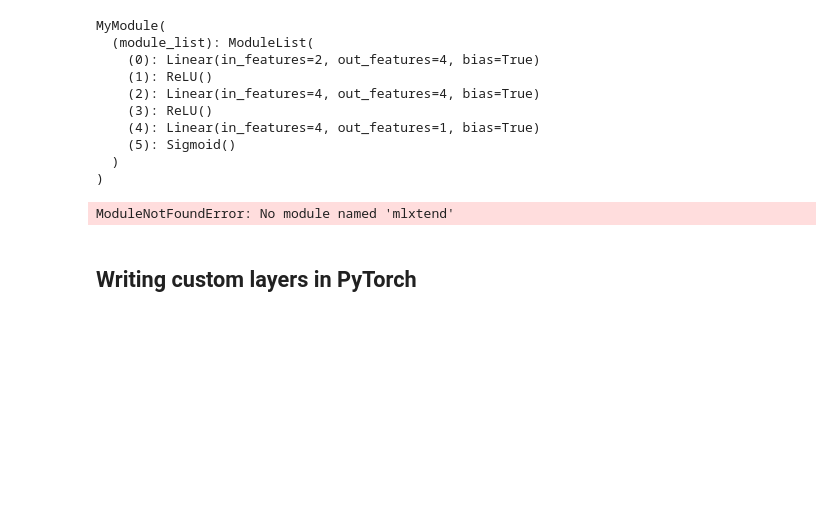
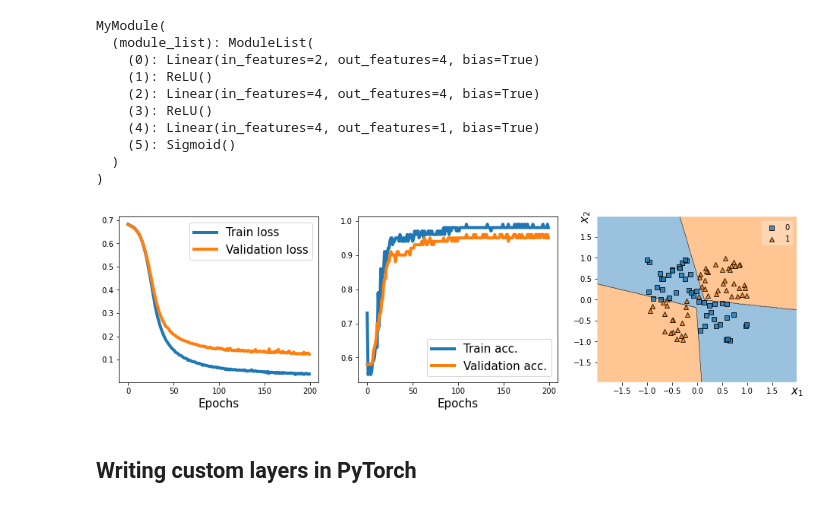
Before and after one commit to gitony0101/blog-stats-tony, a Jupyter notebook: pytorch/2-pytorch-deeper.ipynb, the cells around one changed output. Drawn from its saved outputs; the diff is of its cells as text; code cells hidden in the pictures; blank space fills up the shorter version.

```diff
--- a/pytorch/2-pytorch-deeper.ipynb
+++ b/pytorch/2-pytorch-deeper.ipynb
@@ -184,11 +176,7 @@ batch_size = 2
 torch.manual_seed(1)
 train_dl = DataLoader(train_ds, batch_size, shuffle=True)
 # %%
-model = nn.Sequential(
-    nn.Linear(2, 1),
-    nn.Sigmoid()
-)
-
+model = nn.Sequential(nn.Linear(2, 1), nn.Sigmoid())
 model
 # %% [output]
 Sequential(
@@ -334,31 +317,28 @@ history = train(model, num_epochs, train_dl, x_valid, y_valid)
 # %%
 from mlxtend.plotting import plot_decision_regions
 
+_, axes = plt.subplots(1, 3, figsize=(10, 4), constrained_layout=True)
+axes[0].plot(history[0], lw=4)
+axes[0].plot(history[1], lw=4)
+axes[0].legend(['Train loss', 'Validation loss'], fontsize=15)
+axes[0].set_xlabel('Epochs', size=15)
 
-fig = plt.figure(figsize=(16, 4))
-ax = fig.add_subplot(1, 3, 1)
-plt.plot(history[0], lw=4)
-plt.plot(history[1], lw=4)
-plt.legend(['Train loss', 'Validation loss'], fontsize=15)
-ax.set_xlabel('Epochs', size=15)
+axes[1].plot(history[2], lw=4)
+axes[1].plot(history[3], lw=4)
+axes[1].legend(['Train acc.', 'Validation acc.'], fontsize=15)
+axes[1].set_xlabel('Epochs', size=15)
 
-ax = fig.add_subplot(1, 3, 2)
-plt.plot(history[2], lw=4)
-plt.plot(history[3], lw=4)
-plt.legend(['Train acc.', 'Validation acc.'], fontsize=15)
-ax.set_xlabel('Epochs', size=15)
-
-ax = fig.add_subplot(1, 3, 3)
 plot_decision_regions(X=x_valid.numpy(),
                       y=y_valid.numpy().astype(np.int64),
-                      clf=model)
-ax.set_xlabel(r'$x_1$', size=15)
-ax.xaxis.set_label_coords(1, -0.025)
-ax.set_ylabel(r'$x_2$', size=15)
-ax.yaxis.set_label_coords(-0.025, 1)
+                      clf=model,
+                      ax=ax)
+axes[2].set_xlabel(r'$x_1$', size=15)
+axes[2].xaxis.set_label_coords(1, -0.025)
+axes[2].set_ylabel(r'$x_2$', size=15)
+axes[2].yaxis.set_label_coords(-0.025, 1)
 plt.show()
 # %% [output]
-ModuleNotFoundError: No module named 'mlxtend'
+[figure, added]
 # %% [markdown]
 ## Writing custom layers in PyTorch
 # %%
```
Also changed, not shown: parts of 31 cells of this notebook, 1 other file.
